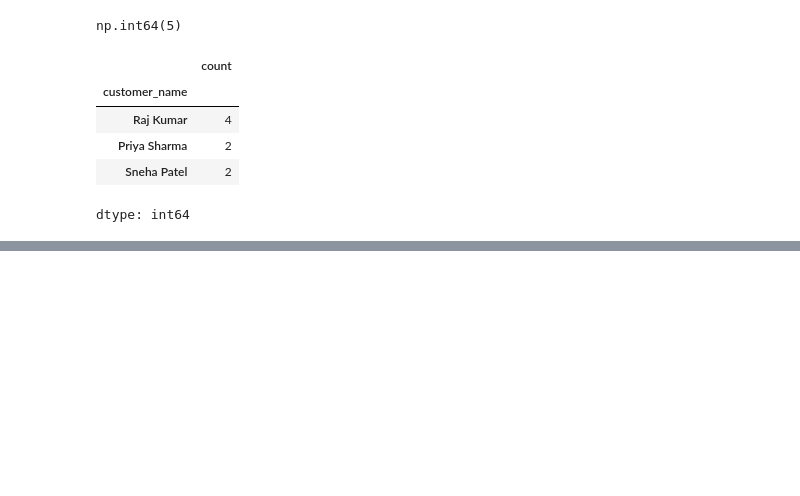
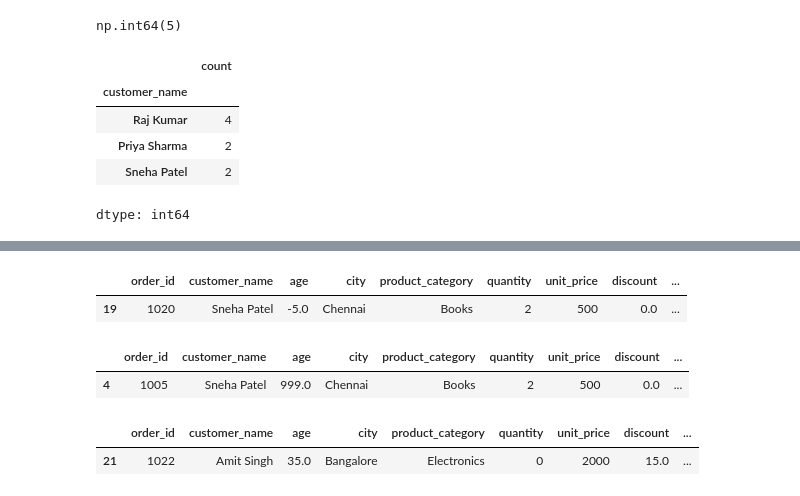
Before and after one commit to SandhuruT/Data_Science_01, a Jupyter notebook: Data_Science_04.ipynb, the cells around one changed output, grey strips where cells are left out. Saved outputs shown, nothing was run; the diff lists cells and outputs as text; code cells hidden in the pictures; blank space fills up the shorter version.

```diff
--- a/Data_Science_04.ipynb
+++ b/Data_Science_04.ipynb
@@ -140,0 +154,15 @@ dtype: int64
+# %%
+messy_dt[messy_dt["age"]<=0]
+# %% [output]
+|  | order_id | customer_name | age | city | product_category | quantity | unit_price | discount | ... |
+| 19 | 1020 | Sneha Patel | -5.0 | Chennai | Books | 2 | 500 | 0.0 | ... |
+# %%
+messy_dt[messy_dt["age"]>100]
+# %% [output]
+|  | order_id | customer_name | age | city | product_category | quantity | unit_price | discount | ... |
+| 4 | 1005 | Sneha Patel | 999.0 | Chennai | Books | 2 | 500 | 0.0 | ... |
+# %%
+messy_dt[messy_dt["quantity"]<=0]
+# %% [output]
+|  | order_id | customer_name | age | city | product_category | quantity | unit_price | discount | ... |
+| 21 | 1022 | Amit Singh | 35.0 | Bangalore | Electronics | 0 | 2000 | 15.0 | ... |
```
Also changed, not shown: parts of 1 cell of this notebook.
